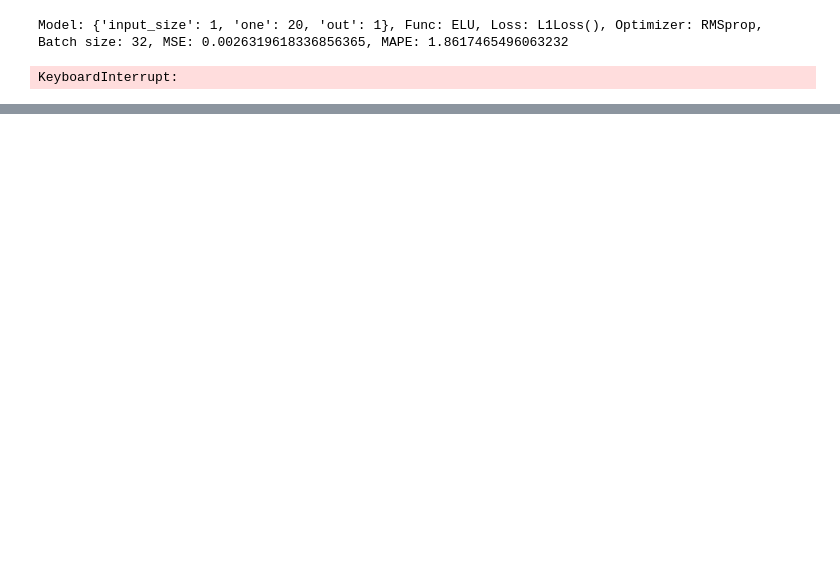
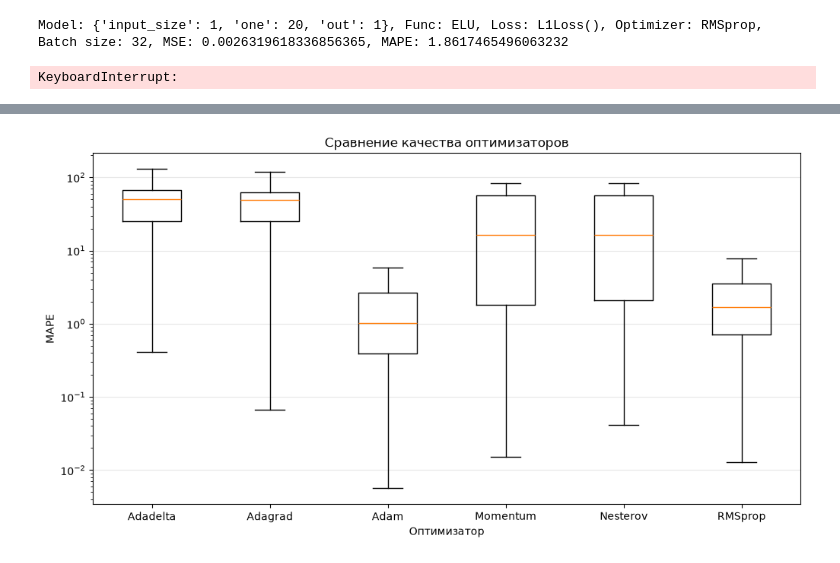
Before and after one commit to surious-type/neural-networks-course, a Jupyter notebook: Task02/task02.ipynb, the cells around one changed output, grey strips where cells are left out. Drawn from its saved outputs; the diff is of its cells as text; code cells hidden in the pictures; blank space fills up the shorter version.

```diff
--- a/Task02/task02.ipynb
+++ b/Task02/task02.ipynb
@@ -316,3 +318,7 @@ for layers, func, loss, (optimizer_class, optimizer_func), batch_size in product
 # %% [output]
 Model: {'input_size': 1, 'one': 20, 'out': 1}, Func: ELU, Loss: L1Loss(), Optimizer: RMSprop, Batch size: 32, MSE: 0.0026319618336856365, MAPE: 1.8617465496063232
 KeyboardInterrupt:
+# %%
+df = pd.read_csv("results_MLP2.csv", sep=";")
+print(df.shape)
+print(df.head())
@@ -318,0 +340,4 @@ KeyboardInterrupt:
+# %%
+plot_MAPE_optimizer(df)
+# %% [output]
+[figure, added]
```
Also changed, not shown: parts of 21 cells of this notebook, 9 other files.
